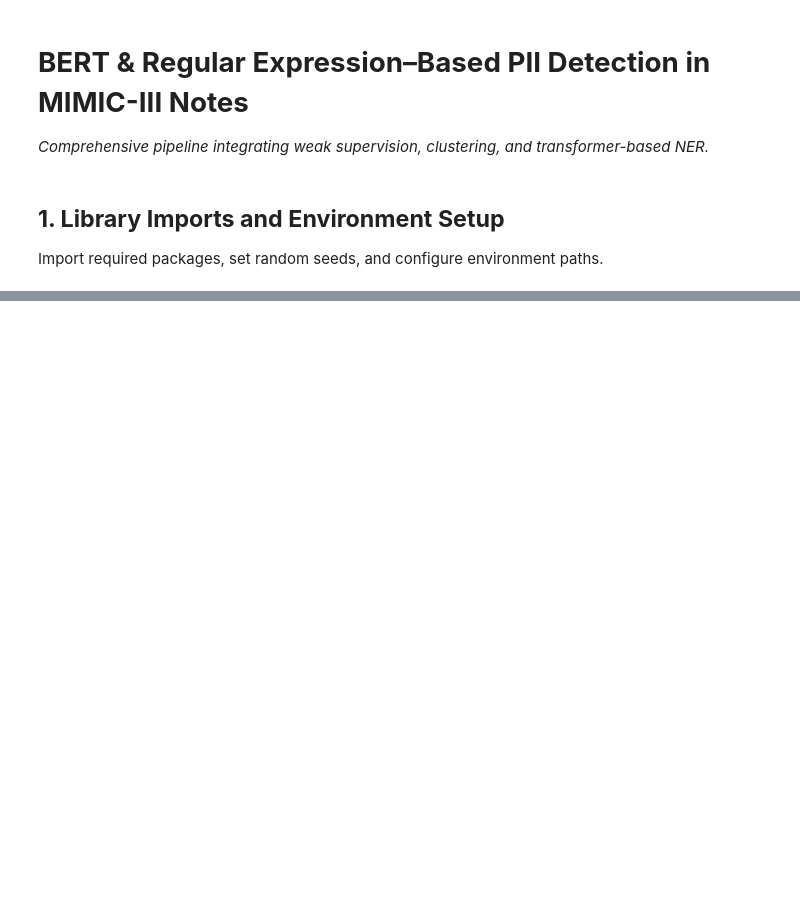
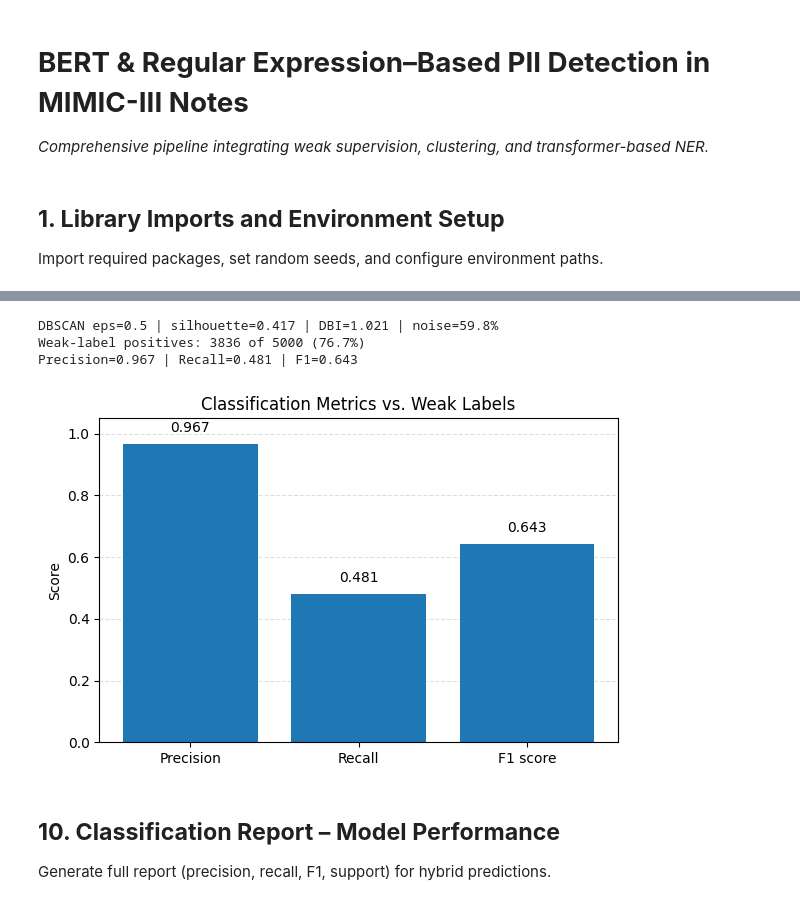
Before and after one commit to MALGOUBRI/Issah.P, a Jupyter notebook: PII.ipynb, the cells around one changed output, grey strips where cells are left out. Saved outputs shown, nothing was run; the diff lists cells and outputs as text; code cells hidden in the pictures; blank space fills up the shorter version.

```diff
--- a/PII.ipynb
+++ b/PII.ipynb
@@ -20,0 +287,44 @@ from sklearn.cluster import KMeans, DBSCAN
+# %%
+# Cluster->PII mapping by majority of weak labels (threshold τ)
+tau = 0.30
+cluster_ids = np.unique(labels[labels != -1])
+cluster_to_pii = {c: int(y_true[labels == c].mean() >= tau) for c in cluster_ids}
+y_pred = np.array([cluster_to_pii.get(l, 0) for l in labels])  # noise -> 0 (non-PII) by default
+
+# Metrics (vs weak labels) + quick summary for slides
+prec = precision_score(y_true, y_pred, zero_division=0)
+rec  = recall_score(y_true, y_pred, zero_division=0)
+f1   = f1_score(y_true, y_pred, zero_division=0)
+
+print(f"DBSCAN eps={best_eps} | silhouette={sil:.3f} | DBI={dbi:.3f} | noise={(labels==-1).mean():.1%}")
+print(f"Weak-label positives: {y_true.sum()} of {len(y_true)} ({y_true.mean():.1%})")
+print(f"Precision={prec:.3f} | Recall={rec:.3f} | F1={f1:.3f}")
+
+
+metrics = ["Precision", "Recall", "F1 score"]
+scores  = [prec, rec, f1]  # or [0.955, 0.476, 0.635]
+
+fig, ax = plt.subplots(figsize=(6,4))
+ax.bar(metrics, scores, zorder=2)
+
+ax.set_title("Classification Metrics vs. Weak Labels")
+ax.set_ylabel("Score")
+ax.set_ylim(0, 1.05)            # headroom above 1.0
+ax.set_axisbelow(True)           # draw grid behind bars/text
+ax.yaxis.grid(True, linestyle="--", alpha=0.4, zorder=0)
+
+# value labels (avoid overlap with grid/top)
+for i, v in enumerate(scores):
+    y = min(v + 0.03, ax.get_ylim()[1] - 0.02)
+    ax.text(i, y, f"{v:.3f}", ha="center", va="bottom", zorder=3)
+
+plt.tight_layout()
+plt.show()
+# %% [output]
+DBSCAN eps=0.5 | silhouette=0.417 | DBI=1.021 | noise=59.8%
+Weak-label positives: 3836 of 5000 (76.7%)
+Precision=0.967 | Recall=0.481 | F1=0.643
+[figure, added]
+# %% [markdown]
+## **10. Classification Report – Model Performance**
+Generate full report (precision, recall, F1, support) for hybrid predictions.
```
Also changed, not shown: parts of 42 cells of this notebook.
